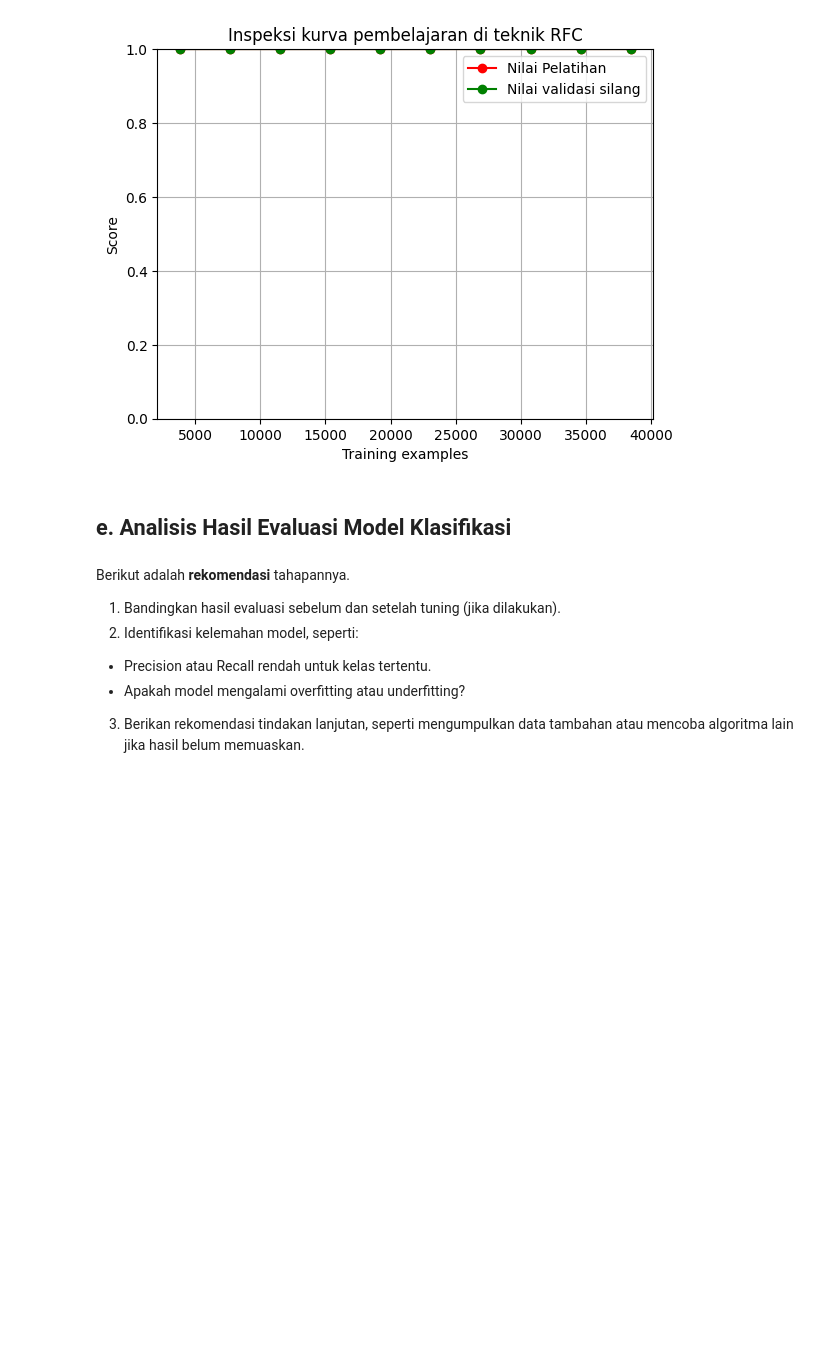
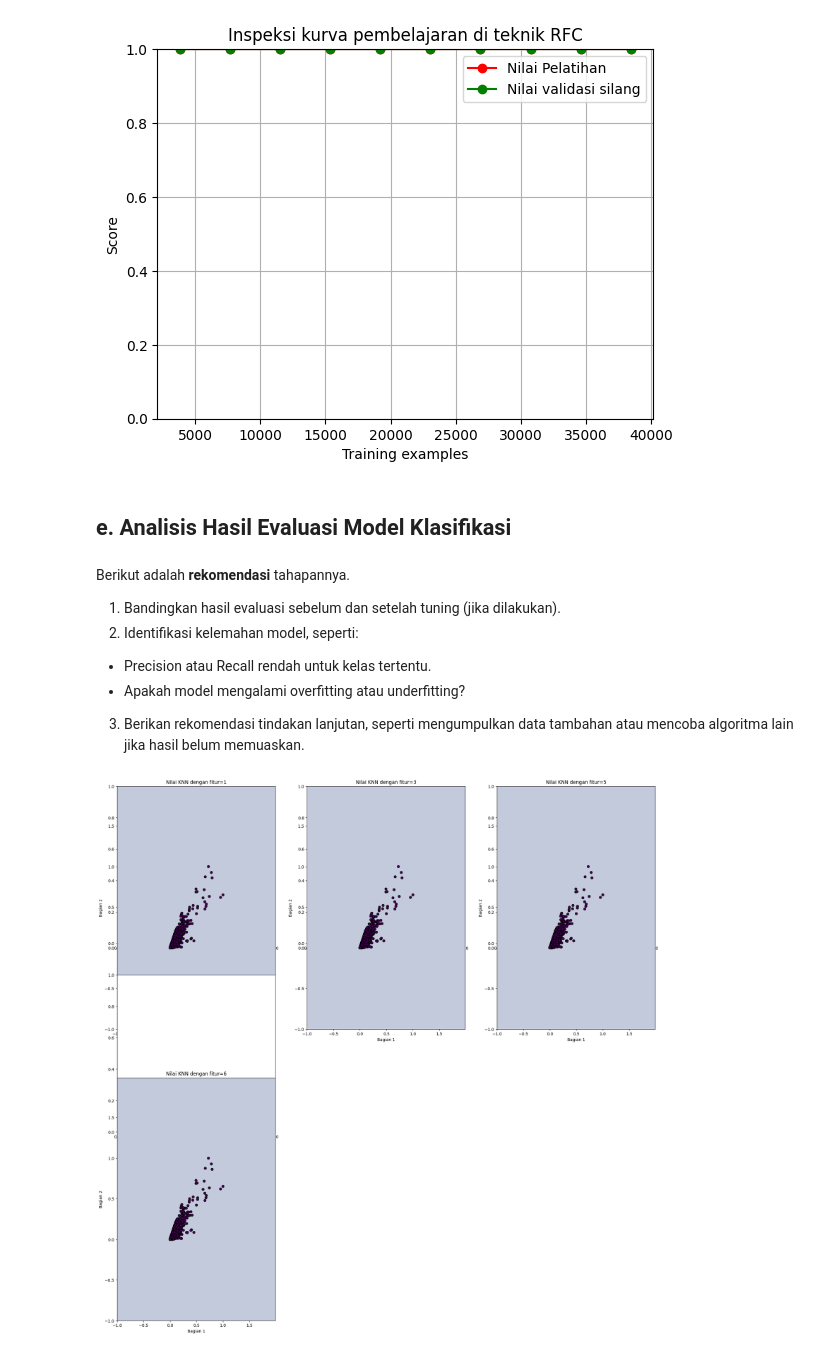
Before and after one commit to DGkurnia/cnkproject, a Jupyter notebook: BMLP_Derfansyah_Guswiranata_Kurnia_klasifikasi.ipynb, the cells around one changed output. Drawn from its saved outputs; the diff is of its cells as text; code cells hidden in the pictures; blank space fills up the shorter version.

```diff
--- a/BMLP_Derfansyah_Guswiranata_Kurnia_klasifikasi.ipynb
+++ b/BMLP_Derfansyah_Guswiranata_Kurnia_klasifikasi.ipynb
@@ -1008,0 +1021,10 @@ if __name__ == '__main__':
+# %%
+# Kurva pembe;ajaran untuk RFC (modifikasi) Parameter
+rcfparam = {
+    'ccp_alpha': np.arange(1.75e-4, 0.175, 1.75e-4),
+    'n_estimators': [100, 150, 200],
+    'max_depth': [1, 10, 20, 30],
+    'min_samples_split': [2, 5, 10],
+    'class_weight': ['balanced', 'distance']
+}
+#ke pengacakan
@@ -1009,3 +1074,8 @@ if __name__ == '__main__':
+# %%
+#Eksekusi fungsi
+randmod , randparam = rfc_randomized(X_train_mmap, y_trainr)
+#Eksekusi kurva
+plot_learning_curve(randmod, X_train_mmap, y_trainr)
 # %% [markdown]
 ## **e. Analisis Hasil Evaluasi Model Klasifikasi**
 # %% [markdown]
@@ -1017,31 +1087,54 @@ Berikut adalah **rekomendasi** tahapannya.
 3. Berikan rekomendasi tindakan lanjutan, seperti mengumpulkan data tambahan atau mencoba algoritma lain jika hasil belum memuaskan.
 # %%
 #Pembuatan hasil K-nearest Neighborhood [Normal]
-nilaik = [1, 3, 5, 6,7,9, 10]
+nilaik = [1, 3, 5, 6]
 #Ukuran Grafik
-plt.figure(figsize=(14, 12))
+plt.figure(figsize=(24, 24))
+#Penyetelan Nilai
+num_rows = 3 # Baris
+num_cols = 3 # Kolom
 # Iterasi nilai k
 for i, k in enumerate(nilaik):
+    # Perhitungan Nilai subindeks
+    subplot_index = i + 1
+
+    # Pembuatan subindeks
+    plt.subplot(num_rows, num_cols, subplot_index)
+
     model = KNeighborsClassifier(n_neighbors=k)
     model.fit(X_train, y_trainr)
 
     # Create a mesh grid for plotting decision boundaries
     x_min, x_max = X_train[:, 0].min() - 1, X_train[:, 0].max() + 1
     y_min, y_max = X_train[:, 1].min() - 1, X_train[:, 1].max() + 1
+    #Lapisan Meshgrid untuk fitur
     xx, yy = np.meshgrid(np.arange(x_min, x_max, 0.01),
                          np.arange(y_min, y_max, 0.01))
 
+    #Deklarasi total poin
+    num_points = xx.ravel().shape[0]
+
+    # Create an array for the other 4 features with the same number of points
+    other_features = np.zeros((num_points, 4)) # Assuming all other features have a minimum value of 0
+
+
+    # Combine all features for prediction
+    prediction_input = np.c_[xx.ravel(), yy.ravel(), other_features]
+
     # Predict on the mesh grid
-    Z = model.predict(np.c_[xx.ravel(), yy.ravel()])
+    Z = model.predict(prediction_input)
     Z = Z.reshape(xx.shape)
 
     # Plotting decision boundary and training points
     plt.subplot(2, 3, i + 1)
     plt.contourf(xx, yy, Z, alpha=0.3)
-    plt.scatter(X_train[:, 0], X_train[:, 1], c=y_trainrav, edgecolors='k', marker='o')
+    plt.scatter(X_train[:, 0], X_train[:, 1], c=y_trainr, edgecolors='k', marker='o')
     plt.title(f'Nilai KNN dengan fitur={k}')
     plt.xlabel('Bagian 1')
     plt.ylabel('Bagian 2')
 
 plt.tight_layout()
 plt.show()
+#ke versi RFC [Normal]
+# %% [output]
+[figure, added]
```
Also changed, not shown: parts of 17 cells of this notebook.
